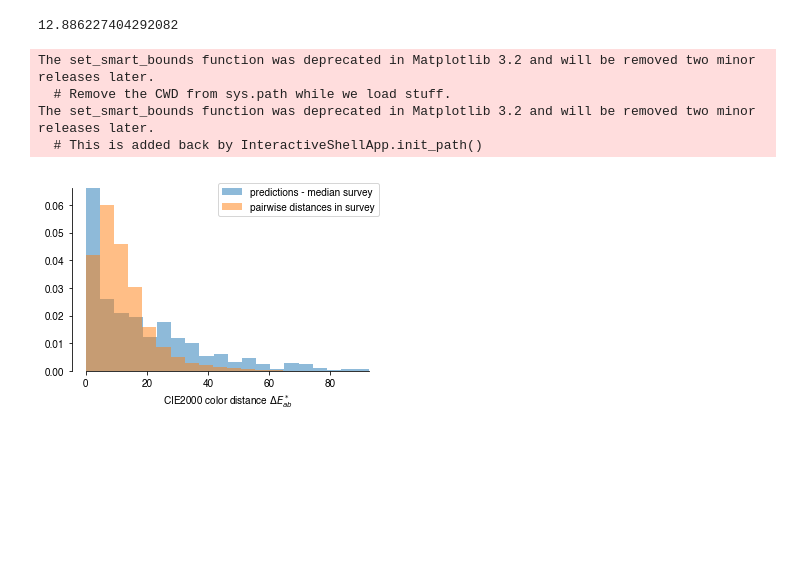
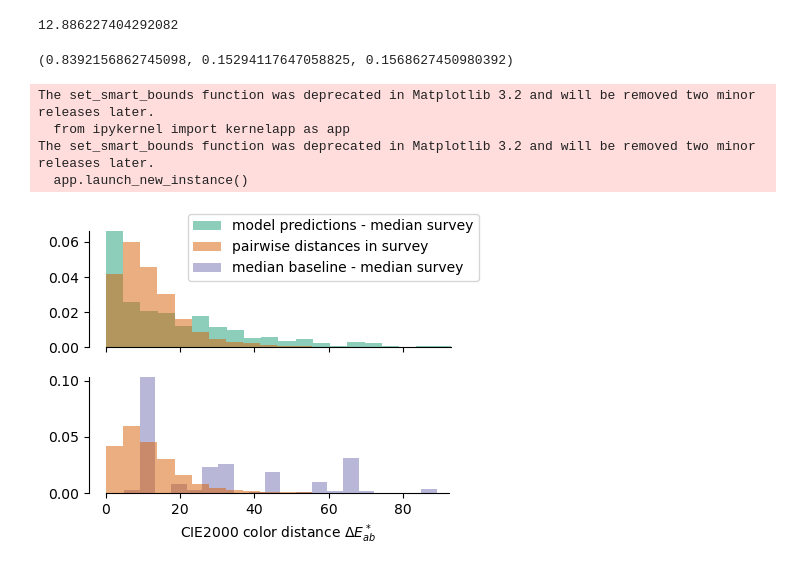
Before and after one commit to kjappelbaum/colorml, a Jupyter notebook: notebooks/make_prediction_plot.ipynb, the cells around one changed output. Cells and saved outputs as stored; diff of their text form; code cells hidden in the pictures; blank space fills up the shorter version.

```diff
--- a/notebooks/make_prediction_plot.ipynb
+++ b/notebooks/make_prediction_plot.ipynb
@@ -95,0 +103,9 @@ plt.rcParams['font.sans-serif'] = 'Helvetica'
+# %%
+dummy_median = joblib.load('../results/dummy_median.joblib')
+dummy_mean = joblib.load('../results/dummy_mean.joblib')
+# %%
+dummy_median_prediction = dummy_median.predict(X_test)
+dummy_mean_prediction = dummy_mean.predict(X_test)
+# %%
+dummy_median_differences = pairwise_delta_es(dummy_median_prediction, y_test)
+dummy_mean_differences = pairwise_delta_es(dummy_mean_prediction, y_test)
@@ -96,21 +114,36 @@ plt.rcParams['font.sans-serif'] = 'Helvetica'
+# %%
+current_palette[3].
+# %% [output]
+(0.8392156862745098, 0.15294117647058825, 0.1568627450980392)
+# %%
+colors = ["#1b9e77", "#d95f02", "#7570b3"] # colorbrewer
 # %%
-fig, ax = plt.subplots(figsize=(5,3.5))
+fig, ax = plt.subplots(2,1, figsize=(4.5,3.5), sharex=True)
 
-ax.hist(differences, density=True, alpha=.5, label='predictions - median survey', bins=20)
-ax.hist(means, density=True, alpha=.5, label='pairwise distances in survey', bins=20)
-ax.set_xlabel(r'CIE2000 color distance $\Delta E^*_{ab}$')
-ax.legend()
+ax[0].hist(differences, density=True, alpha=.5, label='model predictions - median survey', bins=20, color=colors[0])
+ax[0].hist(means, density=True, alpha=.5, label='pairwise distances in survey', bins=20, color=colors[1])
 
-ax.spines['top'].set_color('none')
-ax.spines['right'].set_color('none')
-ax.spines['left'].set_smart_bounds(True)
-ax.spines['bottom'].set_smart_bounds(True)
+ax[1].hist(dummy_median_differences, density=True, alpha=.5, label='median baseline - median survey', bins=20,
+           color=colors[2])
+ax[1].hist(means, density=True, alpha=.5, label='_nolegend_', bins=20, color=colors[1])
+#ax.hist(dummy_mean_differences, density=True, alpha=.5, label='mean baseline  - median survey', bins=20)
 
 
+for a in ax:
+    a.spines['top'].set_color('none')
+    a.spines['right'].set_color('none')
+    a.spines['left'].set_smart_bounds(True)
+    a.spines['bottom'].set_smart_bounds(True)
+
+ax[1].set_xlabel(r'CIE2000 color distance $\Delta E^*_{ab}$')
+fig.legend()
+
 fig.tight_layout()
+
+fig.savefig('../results/delta_e_plot.pdf', bbox_inches='tight')
 # %% [output]
 The set_smart_bounds function was deprecated in Matplotlib 3.2 and will be removed two minor releases later.
-  # Remove the CWD from sys.path while we load stuff.
+  from ipykernel import kernelapp as app
 The set_smart_bounds function was deprecated in Matplotlib 3.2 and will be removed two minor releases later.
-  # This is added back by InteractiveShellApp.init_path()
+  app.launch_new_instance()
-[figure, old version]
+[figure, new version]
```
Also changed, not shown: parts of 4 cells of this notebook, 2 other files.
